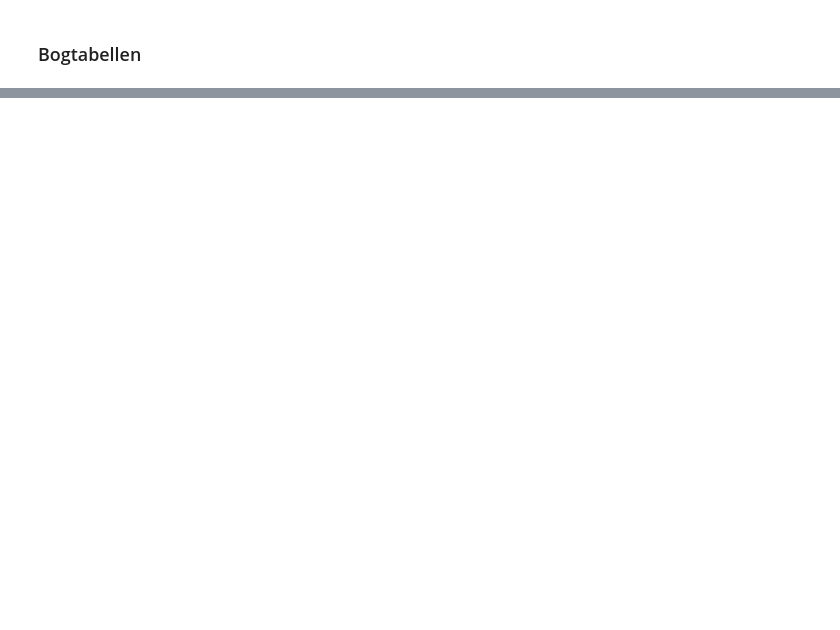
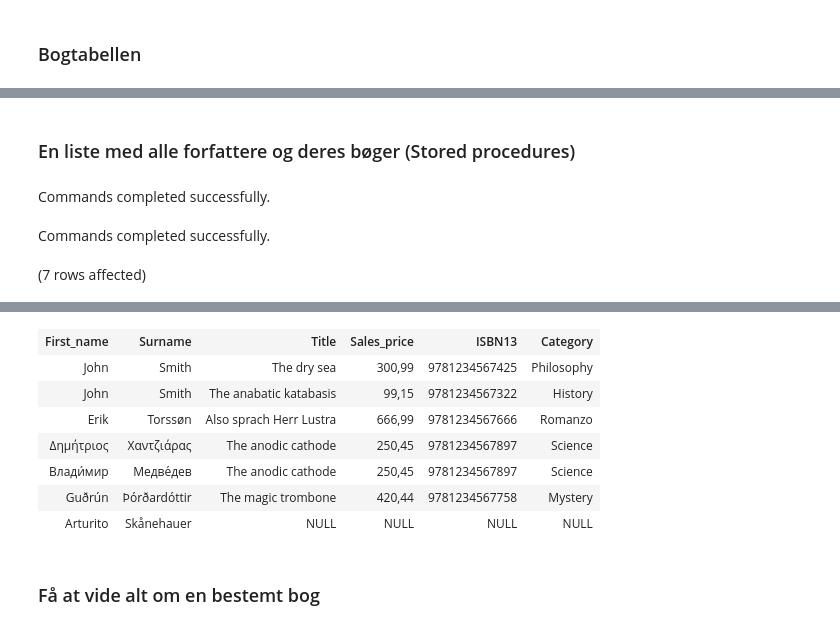
Before and after one commit to newton0182/SQLcourse, a Jupyter notebook: Dimitrios_Opgave_uge3_ForlagetFanzy.ipynb, the cells around one changed output, grey strips where cells are left out. Saved outputs shown, nothing was run; the diff lists cells and outputs as text; code cells hidden in the pictures; blank space fills up the shorter version.

```diff
--- a/Dimitrios_Opgave_uge3_ForlagetFanzy.ipynb
+++ b/Dimitrios_Opgave_uge3_ForlagetFanzy.ipynb
@@ -154,0 +332,27 @@ Total execution time: 00:00:00.007
+# %% [markdown]
+### En liste med alle forfattere og deres bøger (Stored procedures)
+# %%
+-- Drop the stored procedure called 'stp_getallforfattere' in schema 'dbo'
+IF EXISTS (
+SELECT *
+    FROM INFORMATION_SCHEMA.ROUTINES
+WHERE SPECIFIC_SCHEMA = N'dbo'
+    AND SPECIFIC_NAME = N'stp_getallforfattere'
+)
+DROP PROCEDURE dbo.stp_getallforfattere
+GO
+
+CREATE PROCEDURE stp_getallforfattere
+AS
+    SELECT First_name, Surname, Title, Sales_price, ISBN13, Category
+    FROM bogogforfatter
+    JOIN bog ON bog.ID = bogogforfatter.BogID
+    JOIN Kategori ON Kategori.ID = bog.CategoryID
+    RIGHT JOIN Forfatter ON Forfatter.ID = bogogforfatter.ForfatterID
+GO
+
+EXEC stp_getallforfattere;
+# %% [output]
+Commands completed successfully.
+Commands completed successfully.
+(7 rows affected)
@@ -154,0 +360,10 @@ Total execution time: 00:00:00.007
+| First_name | Surname | Title | Sales_price | ISBN13 | Category |
+| John | Smith | The dry sea | 300,99 | 9781234567425 | Philosophy |
+| John | Smith | The anabatic katabasis | 99,15 | 9781234567322 | History |
+| Erik | Torssøn | Also sprach Herr Lustra | 666,99 | 9781234567666 | Romanzo |
+| Δημήτριος | Χαντζιάρας | The anodic cathode | 250,45 | 9781234567897 | Science |
+| Влади́мир | Медве́дев | The anodic cathode | 250,45 | 9781234567897 | Science |
+| Guðrún | Þórðardóttir | The magic trombone | 420,44 | 9781234567758 | Mystery |
+| Arturito | Skånehauer | NULL | NULL | NULL | NULL |
+# %% [markdown]
+### Få at vide alt om en bestemt bog
```
Also changed, not shown: parts of 12 cells of this notebook.
